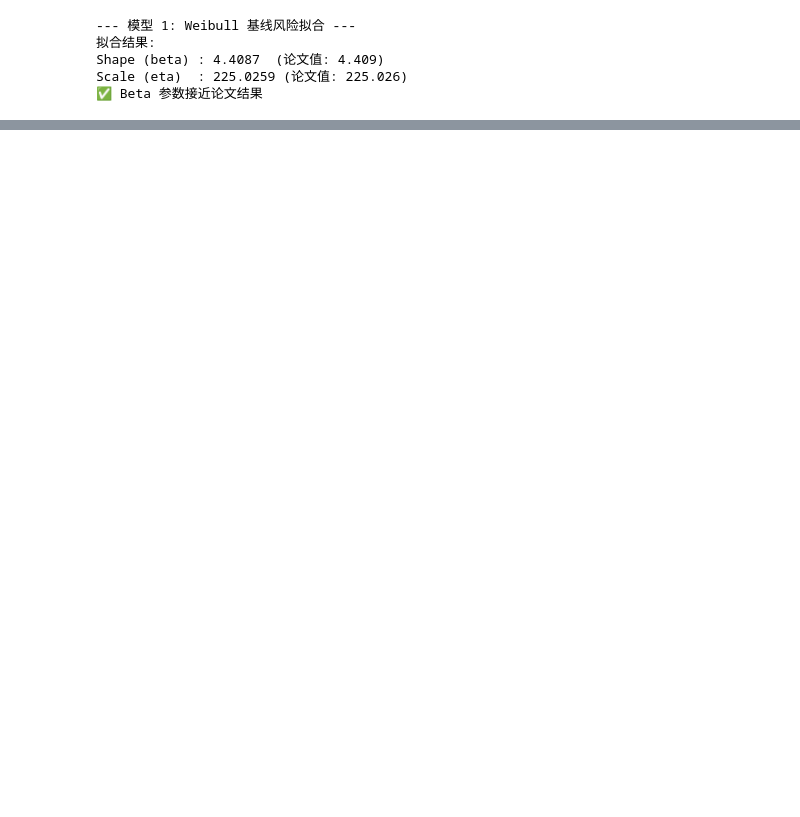
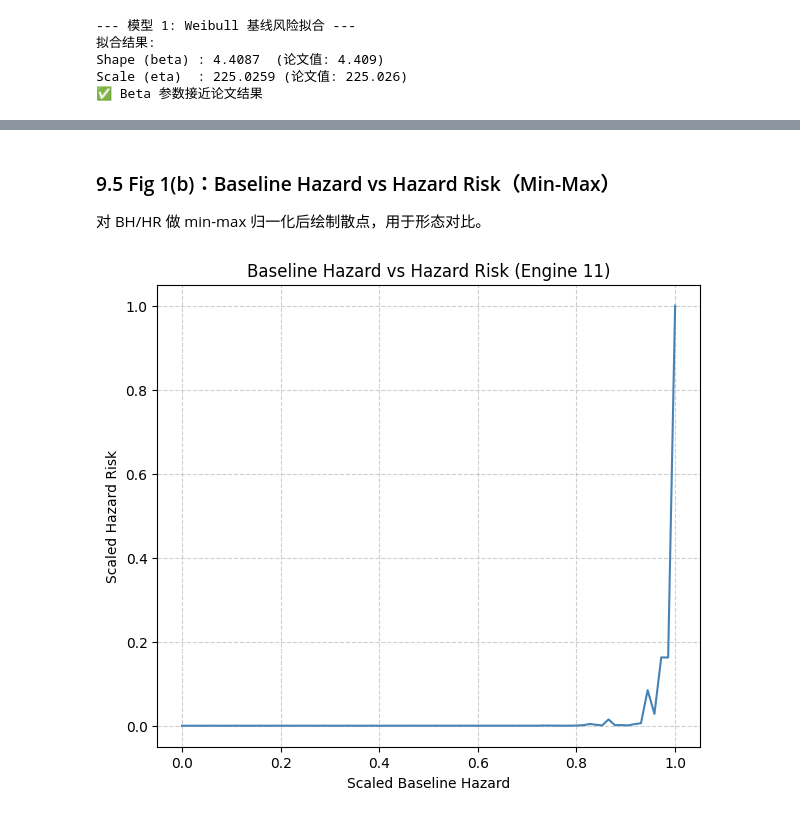
Before and after one commit to keter0001/lifelines-, a Jupyter notebook: 论文复现.ipynb, the cells around one changed output, grey strips where cells are left out. Cells and saved outputs as stored; diff of their text form; code cells hidden in the pictures; blank space fills up the shorter version.

```diff
--- a/论文复现.ipynb
+++ b/论文复现.ipynb
@@ -310,0 +460,23 @@ Engine 11 的 Hazard Rate 计算完成。
+# %% [markdown]
+### 9.5 Fig 1(b)：Baseline Hazard vs Hazard Risk（Min-Max）
+
+对 BH/HR 做 min-max 归一化后绘制散点，用于形态对比。
+# %%
+BH_scaled = (BH - BH.min()) / (BH.max() - BH.min() + 1e-12)
+HR_scaled = (HR - HR.min()) / (HR.max() - HR.min() + 1e-12)
+
+plt.figure(figsize=(7, 6))
+plt.plot(
+    BH_scaled,
+    HR_scaled,
+    color='steelblue',
+    linewidth=1.5
+)
+
+plt.xlabel("Scaled Baseline Hazard")
+plt.ylabel("Scaled Hazard Risk")
+plt.title("Baseline Hazard vs Hazard Risk (Engine 11)")
+plt.grid(True, linestyle='--', alpha=0.6)
+plt.show()
+# %% [output]
+[figure, added]
```
Also changed, not shown: parts of 43 cells of this notebook, 1 other file.
